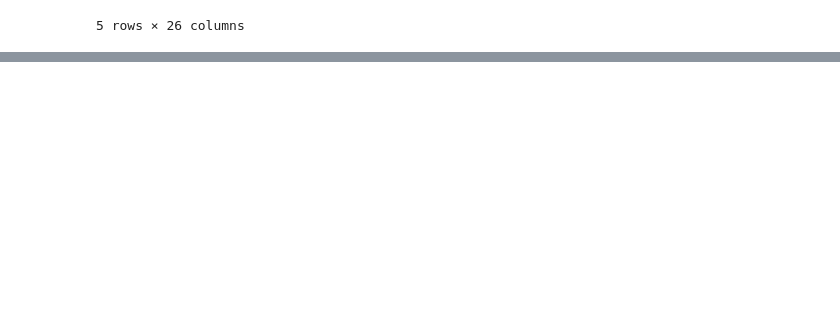
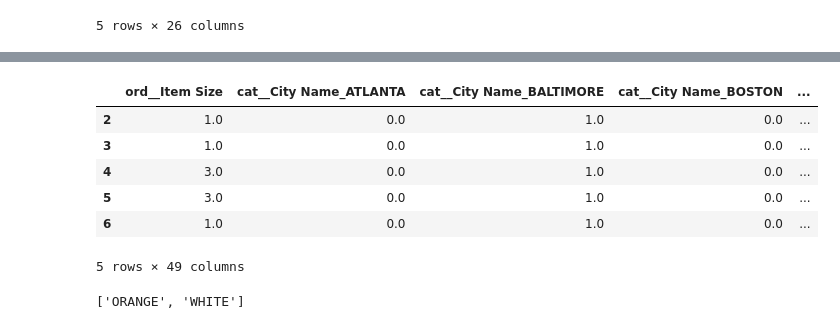
Before and after one commit to sjimenez77/ML-For-Beginners, a Jupyter notebook: 2-Regression/4-Logistic/notebook.ipynb, the cells around one changed output, grey strips where cells are left out. Cells and saved outputs as stored; diff of their text form; code cells hidden in the pictures; blank space fills up the shorter version.

```diff
--- a/2-Regression/4-Logistic/notebook.ipynb
+++ b/2-Regression/4-Logistic/notebook.ipynb
@@ -21,0 +94,20 @@ full_pumpkins.head()
+# %%
+from sklearn.preprocessing import LabelEncoder
+# Encode the 'Color' column using label encoding
+label_encoder = LabelEncoder()
+encoded_label = label_encoder.fit_transform(pumpkins['Color'])
+encoded_pumpkins = encoded_features.assign(Color=encoded_label)
+encoded_pumpkins.head()
+# %% [output]
+|  | ord__Item Size | cat__City Name_ATLANTA | cat__City Name_BALTIMORE | cat__City Name_BOSTON | ... |
+| 2 | 1.0 | 0.0 | 1.0 | 0.0 | ... |
+| 3 | 1.0 | 0.0 | 1.0 | 0.0 | ... |
+| 4 | 3.0 | 0.0 | 1.0 | 0.0 | ... |
+| 5 | 3.0 | 0.0 | 1.0 | 0.0 | ... |
+| 6 | 1.0 | 0.0 | 1.0 | 0.0 | ... |
+5 rows × 49 columns
+# %%
+# Let's look at the mapping between the encoded values and the original values
+list(label_encoder.inverse_transform([0, 1]))
+# %% [output]
+['ORANGE', 'WHITE']
```
Also changed, not shown: parts of 9 cells of this notebook.
